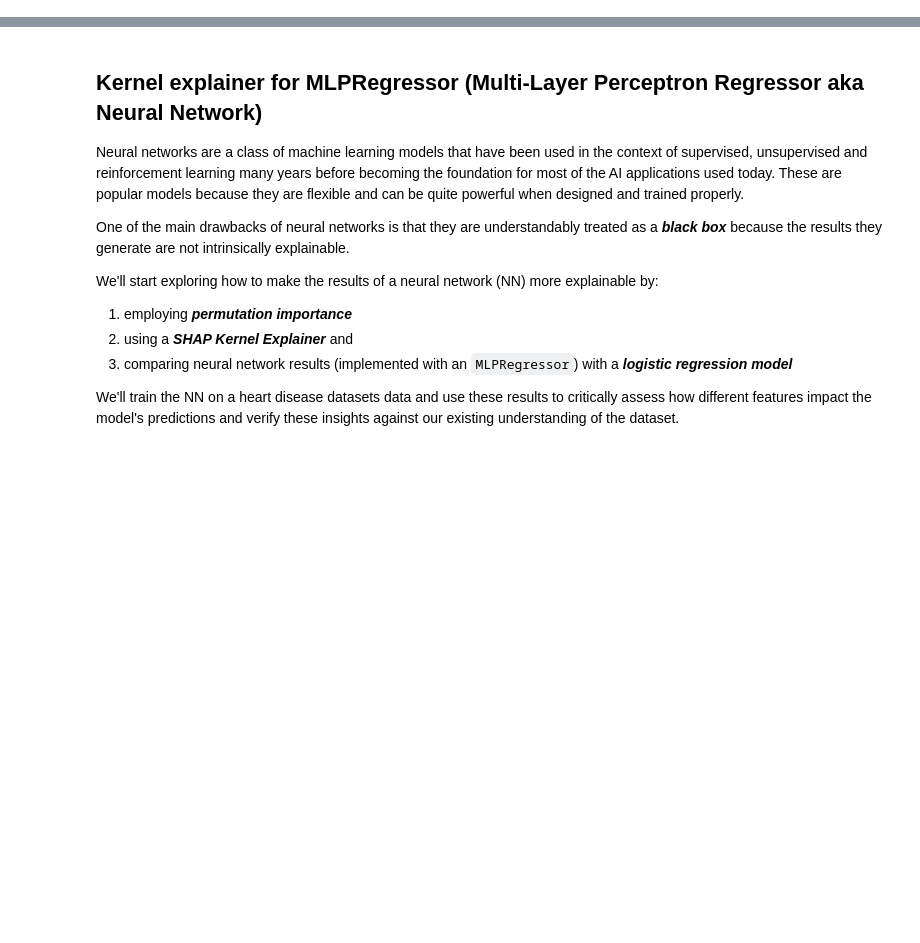
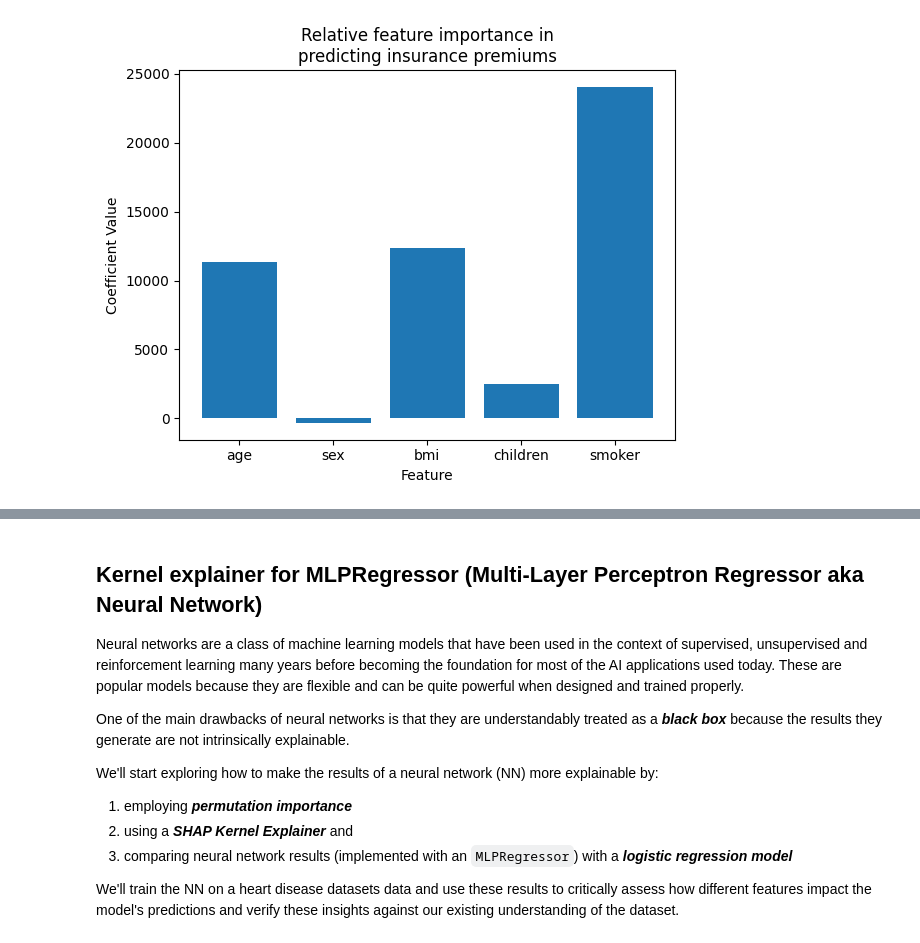
Before and after one commit to MichaelSzczepaniak/MLAIProjects, a Jupyter notebook: ExplainableML/ExplainableML.ipynb, the cells around one changed output, grey strips where cells are left out. Cells and saved outputs as stored; diff of their text form; code cells hidden in the pictures; blank space fills up the shorter version.

```diff
--- a/ExplainableML/ExplainableML.ipynb
+++ b/ExplainableML/ExplainableML.ipynb
@@ -7,0 +120,4 @@
+# %%
+df_ins = pd.read_csv('./data/insurance.csv')
+df_ins.info()  # some bmi missing values
+df_ins.head()
@@ -7,0 +144,33 @@
+# %%
+# drop rows with missing values
+df_ins.dropna(inplace=True)
+# separate featrues and target
+X = df_ins.iloc[:, :-1]
+y = df_ins.iloc[:, -1]
+# 80/20 train/test split
+X_train, X_test, y_train, y_test = train_test_split(X, y, test_size=0.2)
+# %%
+from sklearn.preprocessing import MinMaxScaler
+from sklearn.linear_model import LinearRegression
+import matplotlib.pyplot as plt
+
+# Standardize the training data
+scaler = MinMaxScaler()
+X_train_scaled = scaler.fit_transform(X_train)
+model = LinearRegression()
+
+# Fit the model
+model.fit(X_train_scaled, y_train)
+
+# Derive coefficients
+coefficients = model.coef_
+feature_names = X_train.columns
+
+# Plot coefficients
+plt.bar(feature_names, coefficients)
+plt.title("Relative feature importance in\npredicting insurance premiums")
+plt.xlabel("Feature")
+plt.ylabel("Coefficient Value")
+plt.show()
+# %% [output]
+[figure, added]
```
Also changed, not shown: parts of 13 cells of this notebook.
